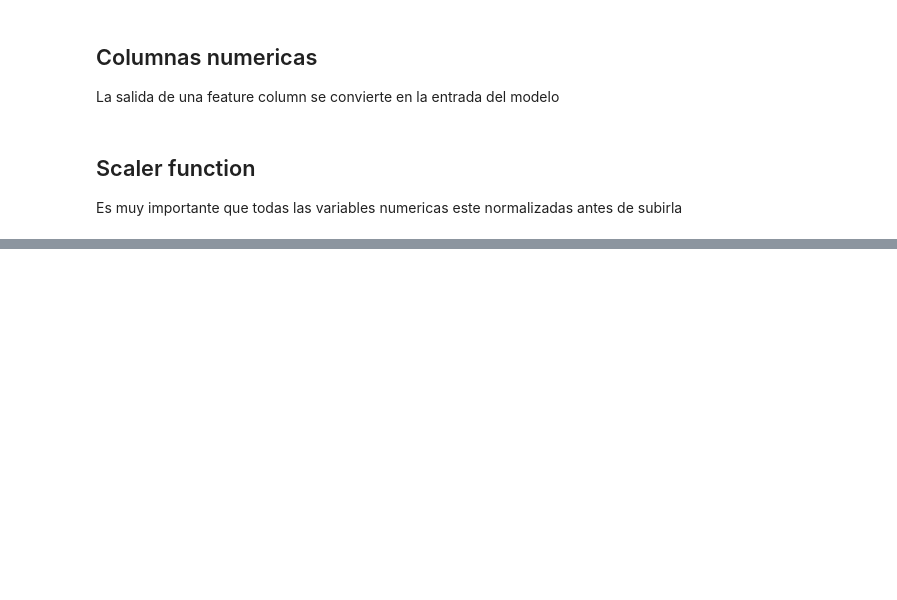
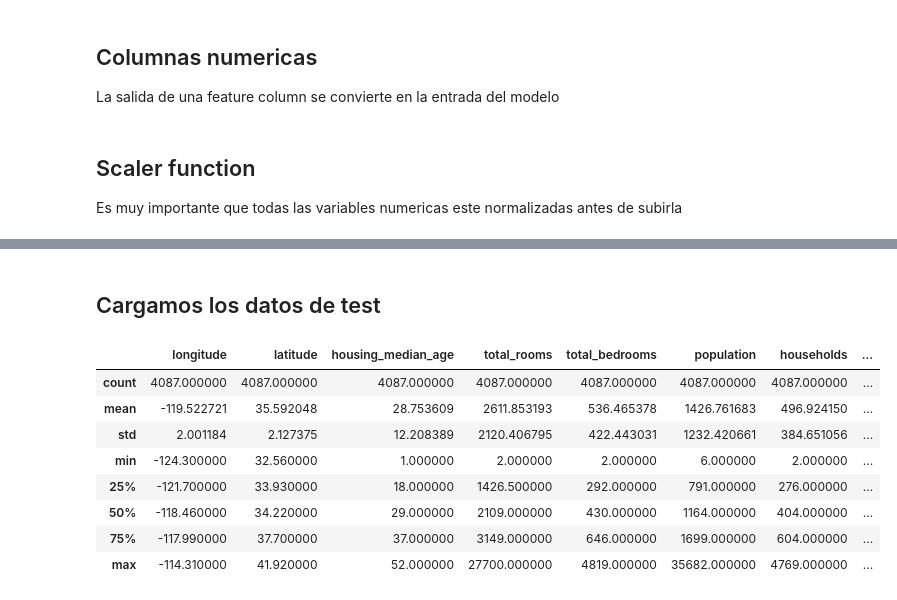
Before and after one commit to arandi-ar/feature_engineering-, a Jupyter notebook: Basic_Feature_Engineering_in_Keras.ipynb, the cells around one changed output, grey strips where cells are left out. Cells and saved outputs as stored; diff of their text form; code cells hidden in the pictures; blank space fills up the shorter version.

```diff
--- a/Basic_Feature_Engineering_in_Keras.ipynb
+++ b/Basic_Feature_Engineering_in_Keras.ipynb
@@ -153,0 +220,15 @@ NameError: ignored
+# %% [markdown]
+## Cargamos los datos de test
+# %%
+test_data = pd.read_csv('housing-test.csv')
+test_data.describe()
+# %% [output]
+|  | longitude | latitude | housing_median_age | total_rooms | total_bedrooms | population | households | ... |
+| count | 4087.000000 | 4087.000000 | 4087.000000 | 4087.000000 | 4087.000000 | 4087.000000 | 4087.000000 | ... |
+| mean | -119.522721 | 35.592048 | 28.753609 | 2611.853193 | 536.465378 | 1426.761683 | 496.924150 | ... |
+| std | 2.001184 | 2.127375 | 12.208389 | 2120.406795 | 422.443031 | 1232.420661 | 384.651056 | ... |
+| min | -124.300000 | 32.560000 | 1.000000 | 2.000000 | 2.000000 | 6.000000 | 2.000000 | ... |
+| 25% | -121.700000 | 33.930000 | 18.000000 | 1426.500000 | 292.000000 | 791.000000 | 276.000000 | ... |
+| 50% | -118.460000 | 34.220000 | 29.000000 | 2109.000000 | 430.000000 | 1164.000000 | 404.000000 | ... |
+| 75% | -117.990000 | 37.700000 | 37.000000 | 3149.000000 | 646.000000 | 1699.000000 | 604.000000 | ... |
+| max | -114.310000 | 41.920000 | 52.000000 | 27700.000000 | 4819.000000 | 35682.000000 | 4769.000000 | ... |
```
Also changed, not shown: parts of 29 cells of this notebook.
